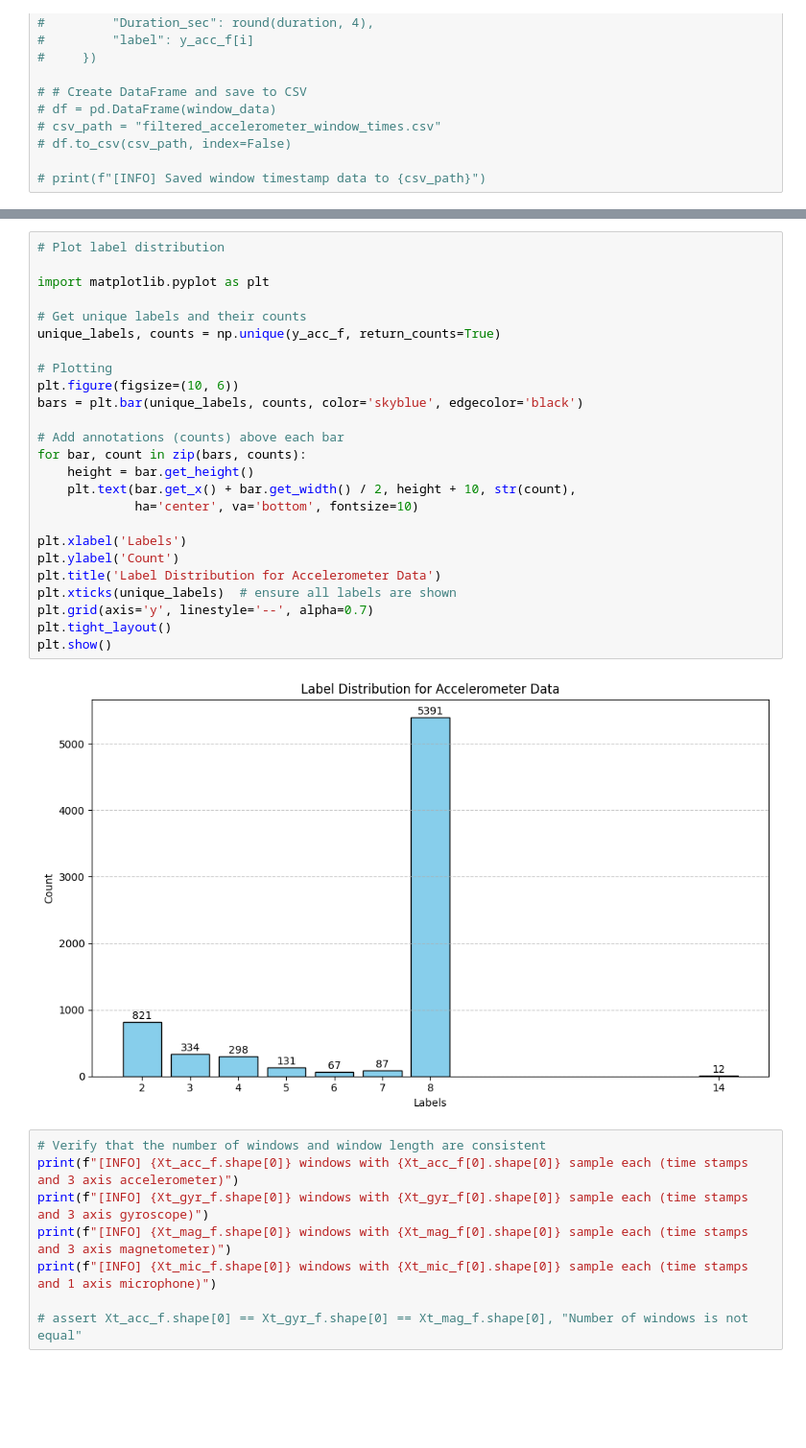
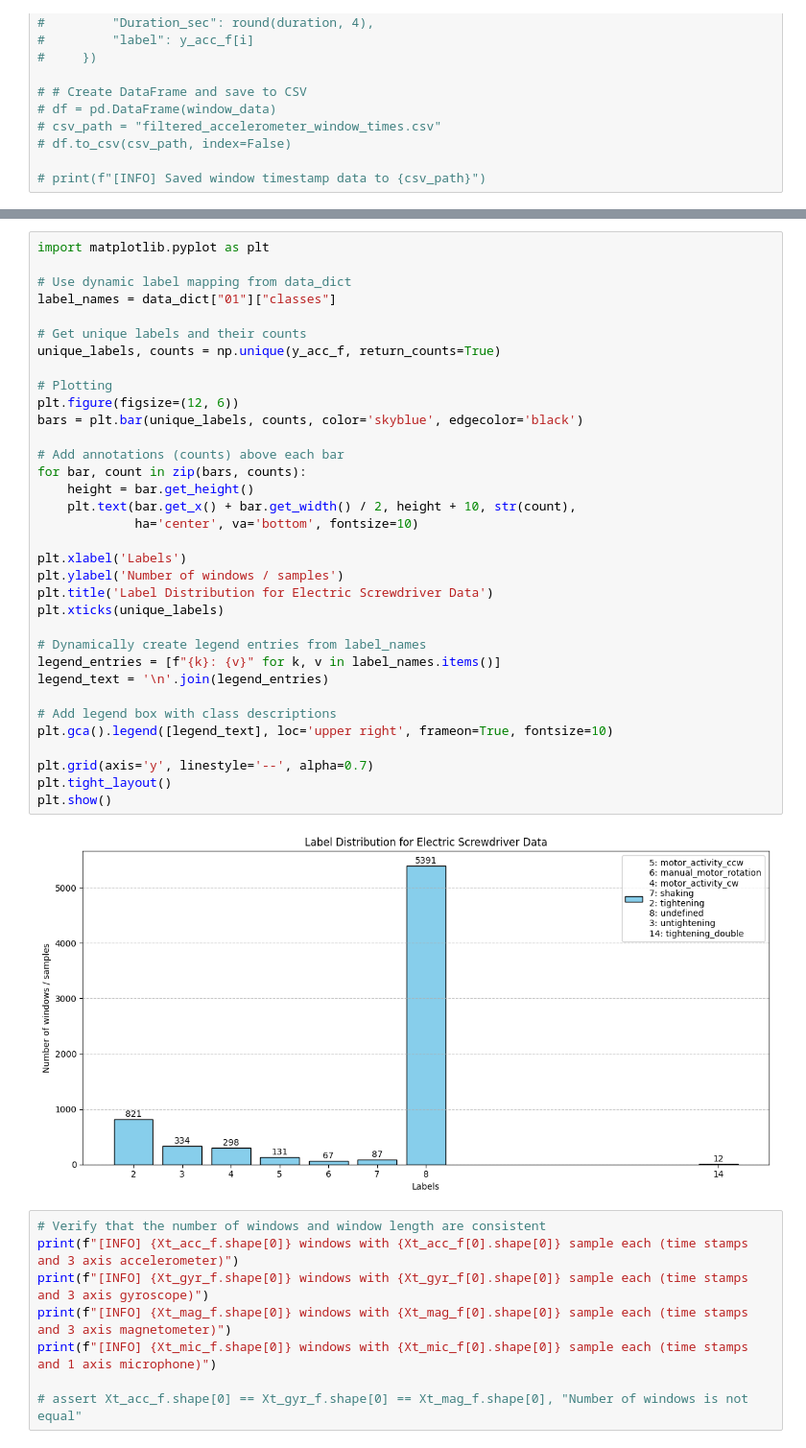
Before and after one commit to Ghulam-Rabbani-Azeem/Industrial_Tools_Actions_Tracking, a Jupyter notebook: data_load.ipynb, the cells around one changed output, grey strips where cells are left out. Shown: that part at 96% size. Saved outputs shown, nothing was run; the diff lists cells and outputs as text; blank space fills up the shorter version.

Commit message:
add label descriptions

```diff
--- a/data_load.ipynb
+++ b/data_load.ipynb
@@ -331,32 +330,41 @@ for label, count in zip(unique_mic, counts_mic):
   Label: 8, Count: 5391
   Label: 14, Count: 12
 # %%
-# Plot label distribution
+import matplotlib.pyplot as plt
 
-import matplotlib.pyplot as plt
+# Use dynamic label mapping from data_dict
+label_names = data_dict["01"]["classes"]
 
 # Get unique labels and their counts
 unique_labels, counts = np.unique(y_acc_f, return_counts=True)
 
 # Plotting
-plt.figure(figsize=(10, 6))
+plt.figure(figsize=(12, 6))
 bars = plt.bar(unique_labels, counts, color='skyblue', edgecolor='black')
 
 # Add annotations (counts) above each bar
 for bar, count in zip(bars, counts):
     height = bar.get_height()
     plt.text(bar.get_x() + bar.get_width() / 2, height + 10, str(count),
              ha='center', va='bottom', fontsize=10)
 
 plt.xlabel('Labels')
-plt.ylabel('Count')
-plt.title('Label Distribution for Accelerometer Data')
-plt.xticks(unique_labels)  # ensure all labels are shown
+plt.ylabel('Number of windows / samples')
+plt.title('Label Distribution for Electric Screwdriver Data')
+plt.xticks(unique_labels)
+
+# Dynamically create legend entries from label_names
+legend_entries = [f"{k}: {v}" for k, v in label_names.items()]
+legend_text = '\n'.join(legend_entries)
+
+# Add legend box with class descriptions
+plt.gca().legend([legend_text], loc='upper right', frameon=True, fontsize=10)
+
 plt.grid(axis='y', linestyle='--', alpha=0.7)
 plt.tight_layout()
 plt.show()
 # %% [output]
-[figure, old version]
+[figure, new version]
 # %%
 # Verify that the number of windows and window length are consistent
 print(f"[INFO] {Xt_acc_f.shape[0]} windows with {Xt_acc_f[0].shape[0]} sample each (time stamps and 3 axis accelerometer)")
```
Also changed, not shown: parts of 2 cells of this notebook, 1 other file.
